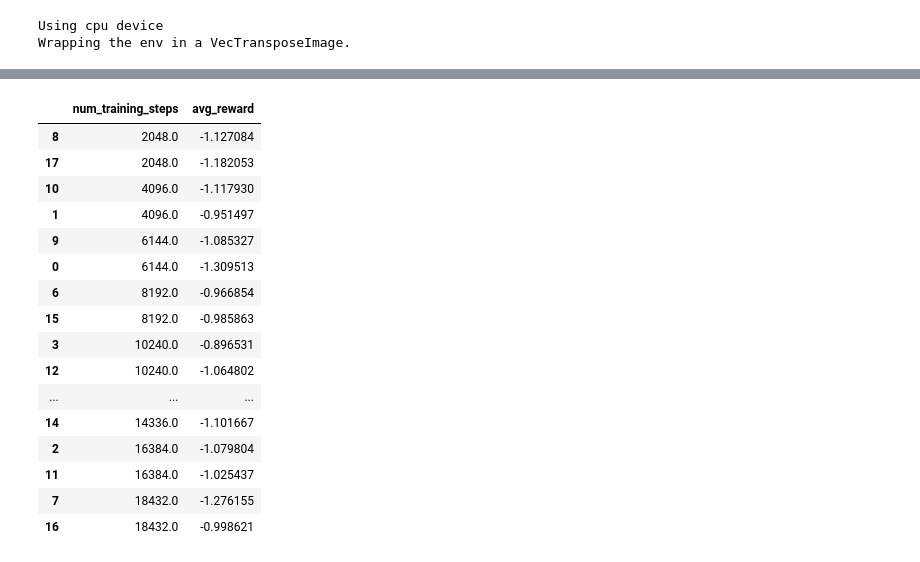
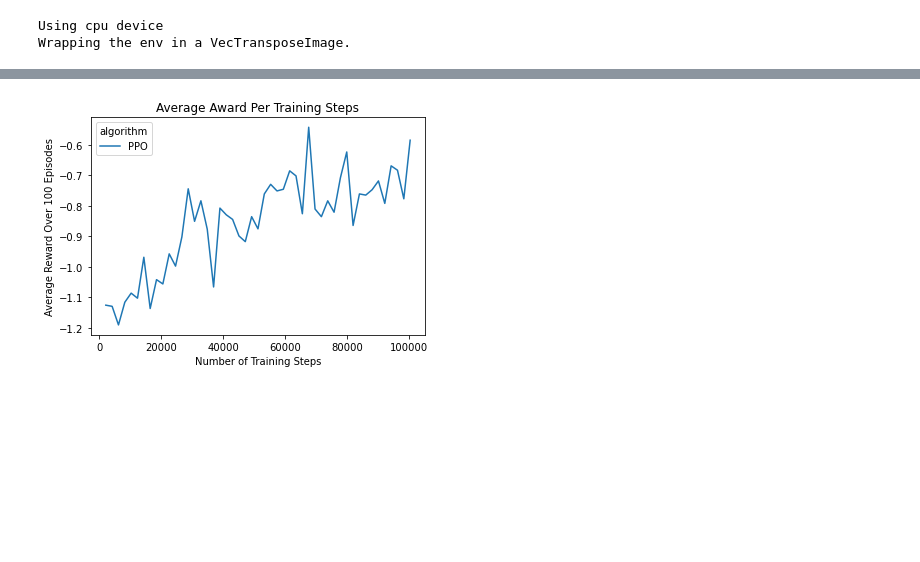
Before and after one commit to BuckleyDowdle/RL-Project, a Jupyter notebook: rl-project (1).ipynb, the cells around one changed output, grey strips where cells are left out. Saved outputs shown, nothing was run; the diff lists cells and outputs as text; code cells hidden in the pictures; blank space fills up the shorter version.

```diff
--- a/rl-project (1).ipynb
+++ b/rl-project (1).ipynb
@@ -117,21 +150,3 @@ Wrapping the env in a VecTransposeImage.
 # %%
 results.sort_values(by=['num_training_steps'])
-results.to_csv('results_')
+results.to_csv('results.csv')
-# %% [output]
-|  | num_training_steps | avg_reward |
-| 8 | 2048.0 | -1.127084 |
-| 17 | 2048.0 | -1.182053 |
-| 10 | 4096.0 | -1.117930 |
-| 1 | 4096.0 | -0.951497 |
-| 9 | 6144.0 | -1.085327 |
-| 0 | 6144.0 | -1.309513 |
-| 6 | 8192.0 | -0.966854 |
-| 15 | 8192.0 | -0.985863 |
-| 3 | 10240.0 | -0.896531 |
-| 12 | 10240.0 | -1.064802 |
-| ... | ... | ... |
-| 14 | 14336.0 | -1.101667 |
-| 2 | 16384.0 | -1.079804 |
-| 11 | 16384.0 | -1.025437 |
-| 7 | 18432.0 | -1.276155 |
-| 16 | 18432.0 | -0.998621 |
@@ -137,0 +158,10 @@ results.to_csv('results_')
+# %%
+results = pd.read_csv('results.csv')
+results['algorithm'] = 'PPO'
+# %%
+sns.lineplot(x=results.num_training_steps, y=results.avg_reward, hue=results.algorithm );
+plt.title('Average Award Per Training Steps');
+plt.xlabel('Number of Training Steps');
+plt.ylabel('Average Reward Over 100 Episodes');
+# %% [output]
+[figure, added]
```
Also changed, not shown: parts of 10 cells of this notebook, 1 other file.
